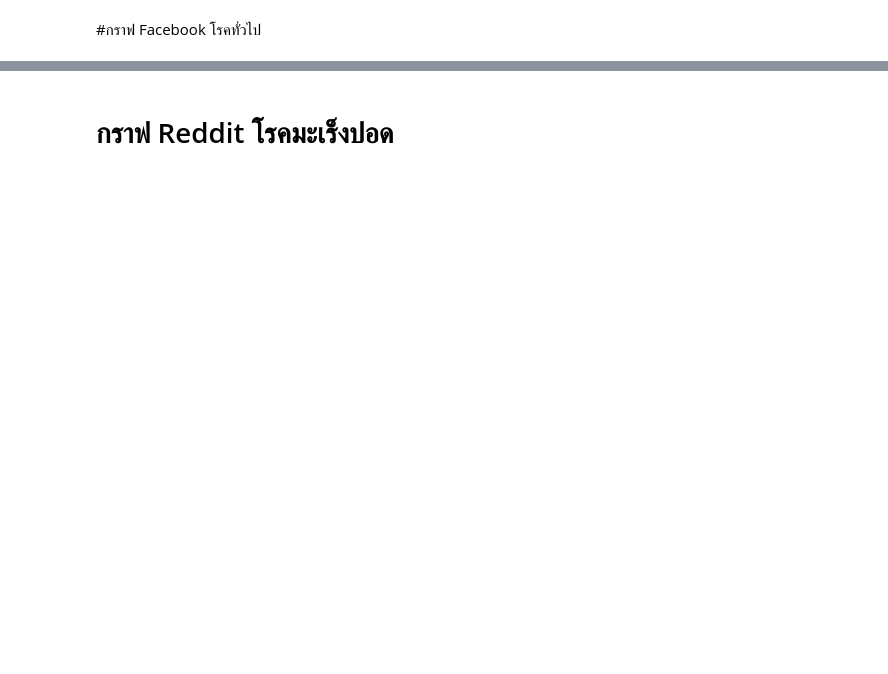
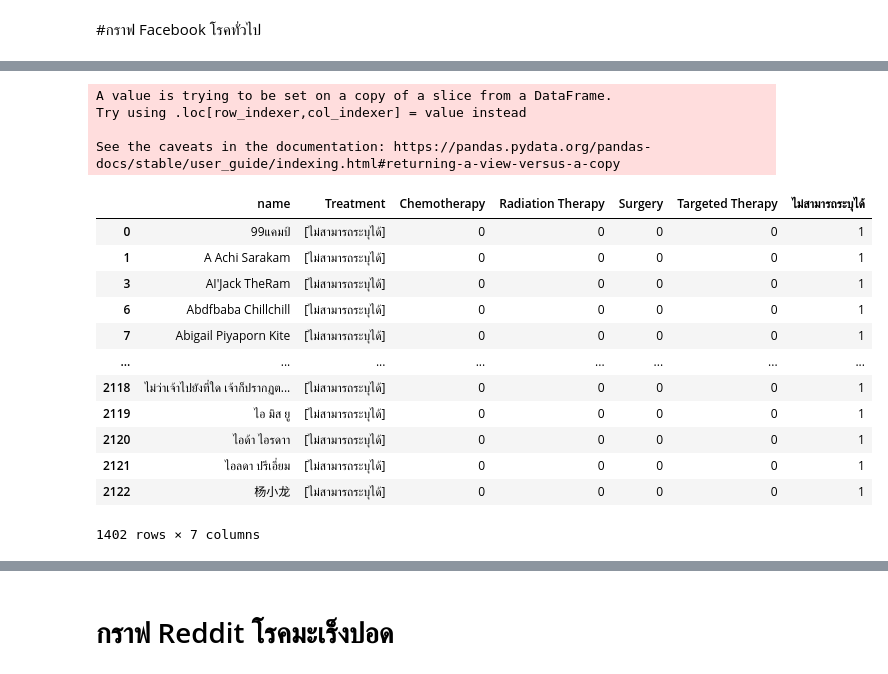
Before and after one commit to MOOwuttichai/BSC_DPDM2023, a Jupyter notebook: กราฟ.ipynb, the cells around one changed output, grey strips where cells are left out. Saved outputs shown, nothing was run; the diff lists cells and outputs as text; code cells hidden in the pictures; blank space fills up the shorter version.

```diff
--- a/กราฟ.ipynb
+++ b/กราฟ.ipynb
@@ -215,0 +331,46 @@ print(text_8)
+# %%
+Treatment ={'Surgery':['ผ่าตัด','Surgery','ผ่า','operation', 'incision', 'surgery'],'Chemotherapy':['chemotherapy','chemo','คีโม','เคมี','herceptin'],'Radiation Therapy':['radiation','ฉายแสง','เเร่','ฉายเเสง',r'radi.*'],'Targeted Therapy':['targeted','เป้า']}
+Treatment_names = ['Surgery','Chemotherapy','Radiation Therapy','Targeted Therapy']
+# %%
+comment=nms
+# %%
+k = []
+for i in range(len(comment)):
+  L=[]
+  for j in Treatment_names:
+    for lol in Treatment[j]:
+      # Use .iloc to access rows by numerical index
+      if lol in comment['token'].iloc[i]:
+        L.append(j)
+      else:
+        L.append('ไม่สามารถระบุได้')
+  L =list(set(L))
+  if len(L) >= 2:
+    L.remove('ไม่สามารถระบุได้')
+  k.append(L)
+comment['Treatment'] = k
+# %% [output]
+A value is trying to be set on a copy of a slice from a DataFrame.
+Try using .loc[row_indexer,col_indexer] = value instead
+
+See the caveats in the documentation: https://pandas.pydata.org/pandas-docs/stable/user_guide/indexing.html#returning-a-view-versus-a-copy
+# %%
+comment_data = comment[['name','Treatment']]
+# %%
+Treatment_dumm = comment['Treatment'].str.join(sep='*').str.get_dummies(sep='*')
+comment_data_T = comment_data.join(Treatment_dumm)
+comment_data_T
+# %% [output]
+|  | name | Treatment | Chemotherapy | Radiation Therapy | Surgery | Targeted Therapy | ไม่สามารถระบุได้ |
+| 0 | 99แคมป์ | [ไม่สามารถระบุได้] | 0 | 0 | 0 | 0 | 1 |
+| 1 | A Achi Sarakam | [ไม่สามารถระบุได้] | 0 | 0 | 0 | 0 | 1 |
+| 3 | AI'Jack TheRam | [ไม่สามารถระบุได้] | 0 | 0 | 0 | 0 | 1 |
+| 6 | Abdfbaba Chillchill | [ไม่สามารถระบุได้] | 0 | 0 | 0 | 0 | 1 |
+| 7 | Abigail Piyaporn Kite | [ไม่สามารถระบุได้] | 0 | 0 | 0 | 0 | 1 |
+| ... | ... | ... | ... | ... | ... | ... | ... |
+| 2118 | ไม่ว่าเจ้าไปยังที่ใด เจ้าก็ปรากฏต... | [ไม่สามารถระบุได้] | 0 | 0 | 0 | 0 | 1 |
+| 2119 | ไอ มิส ยู | [ไม่สามารถระบุได้] | 0 | 0 | 0 | 0 | 1 |
+| 2120 | ไอด้า ไอรดาา | [ไม่สามารถระบุได้] | 0 | 0 | 0 | 0 | 1 |
+| 2121 | ไอลดา ปรีเอี่ยม | [ไม่สามารถระบุได้] | 0 | 0 | 0 | 0 | 1 |
+| 2122 | 杨小龙 | [ไม่สามารถระบุได้] | 0 | 0 | 0 | 0 | 1 |
+1402 rows × 7 columns
```
Also changed, not shown: parts of 104 cells of this notebook.
